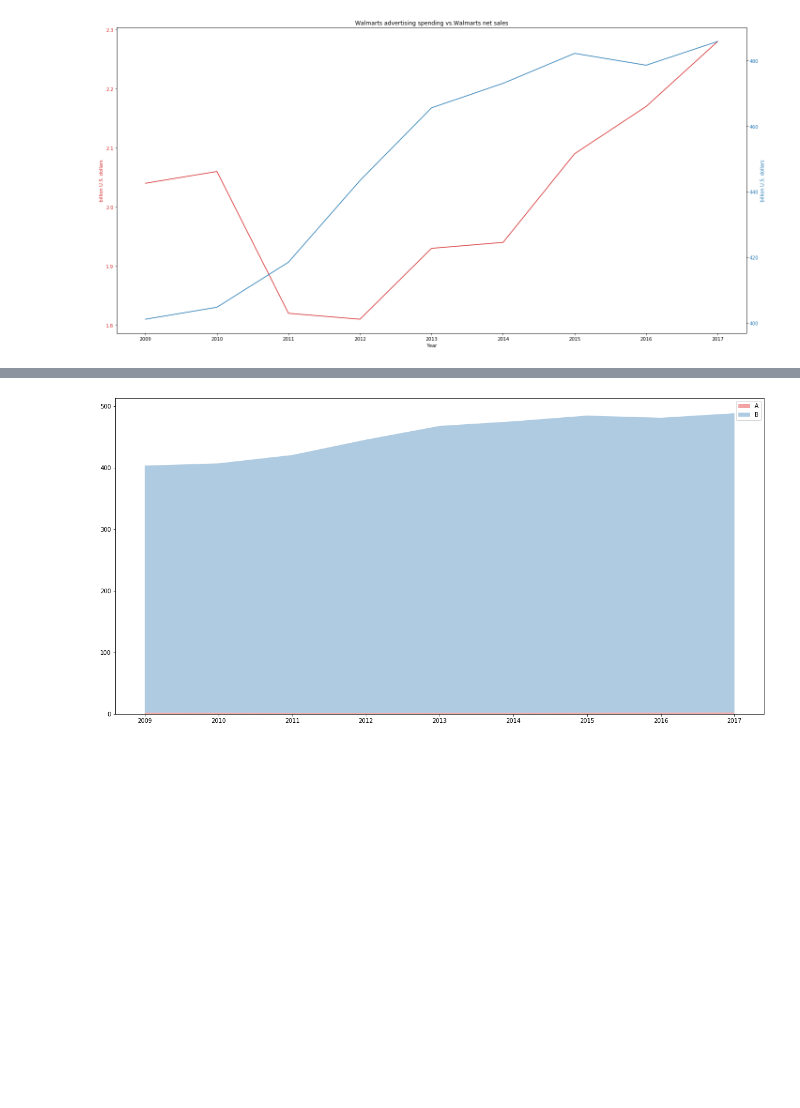
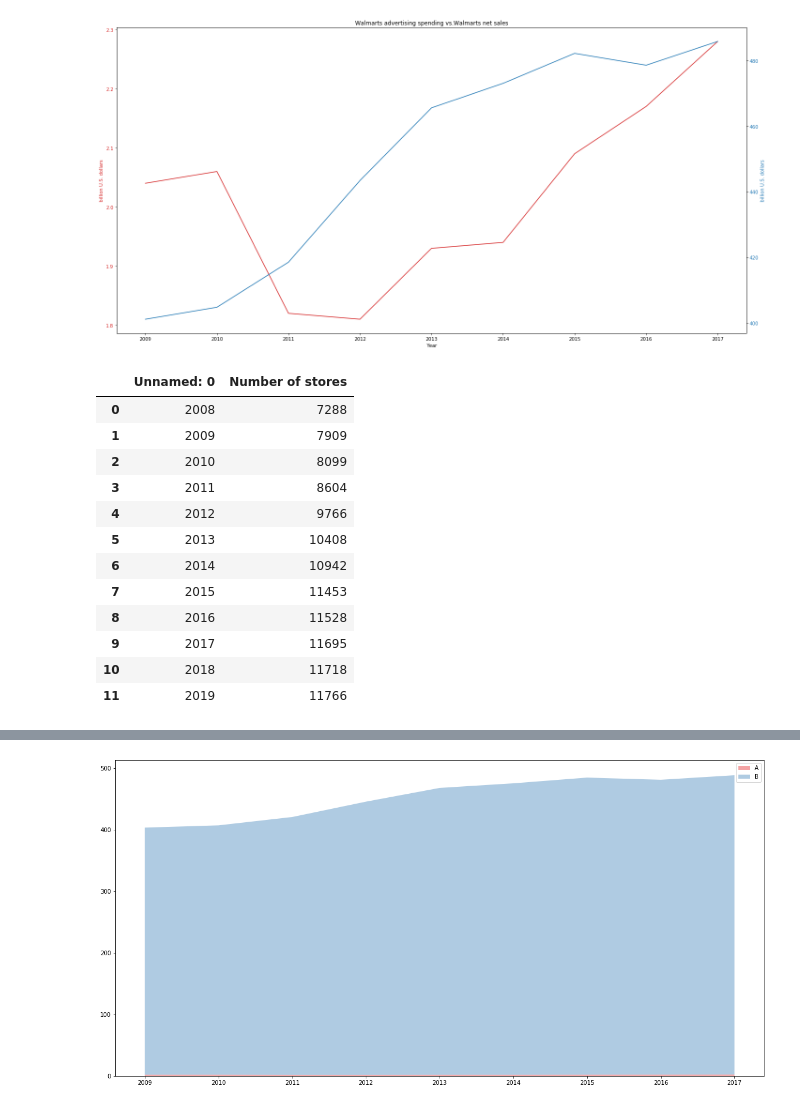
Before and after one commit to raphxcha/Open-data-project, a Jupyter notebook: WalmartOpenDataProject.ipynb, the cells around one changed output, grey strips where cells are left out. Cells and saved outputs as stored; diff of their text form; code cells hidden in the pictures; blank space fills up the shorter version.

```diff
--- a/WalmartOpenDataProject.ipynb
+++ b/WalmartOpenDataProject.ipynb
@@ -377,3 +384,21 @@ fig.tight_layout()  # otherwise the right y-label is slightly clipped
 plt.show()
 # %% [output]
 [figure]
+# %%
+excel_data_df = pd.read_excel('XLS_files\walmart_chart.xlsx', sheet_name='Chart 10', skiprows= 1)
+# %%
+excel_data_df.head(50)
+# %% [output]
+|  | Unnamed: 0 | Number of stores |
+| 0 | 2008 | 7288 |
+| 1 | 2009 | 7909 |
+| 2 | 2010 | 8099 |
+| 3 | 2011 | 8604 |
+| 4 | 2012 | 9766 |
+| 5 | 2013 | 10408 |
+| 6 | 2014 | 10942 |
+| 7 | 2015 | 11453 |
+| 8 | 2016 | 11528 |
+| 9 | 2017 | 11695 |
+| 10 | 2018 | 11718 |
+| 11 | 2019 | 11766 |
```
Also changed, not shown: parts of 11 cells of this notebook, 1 other file.
